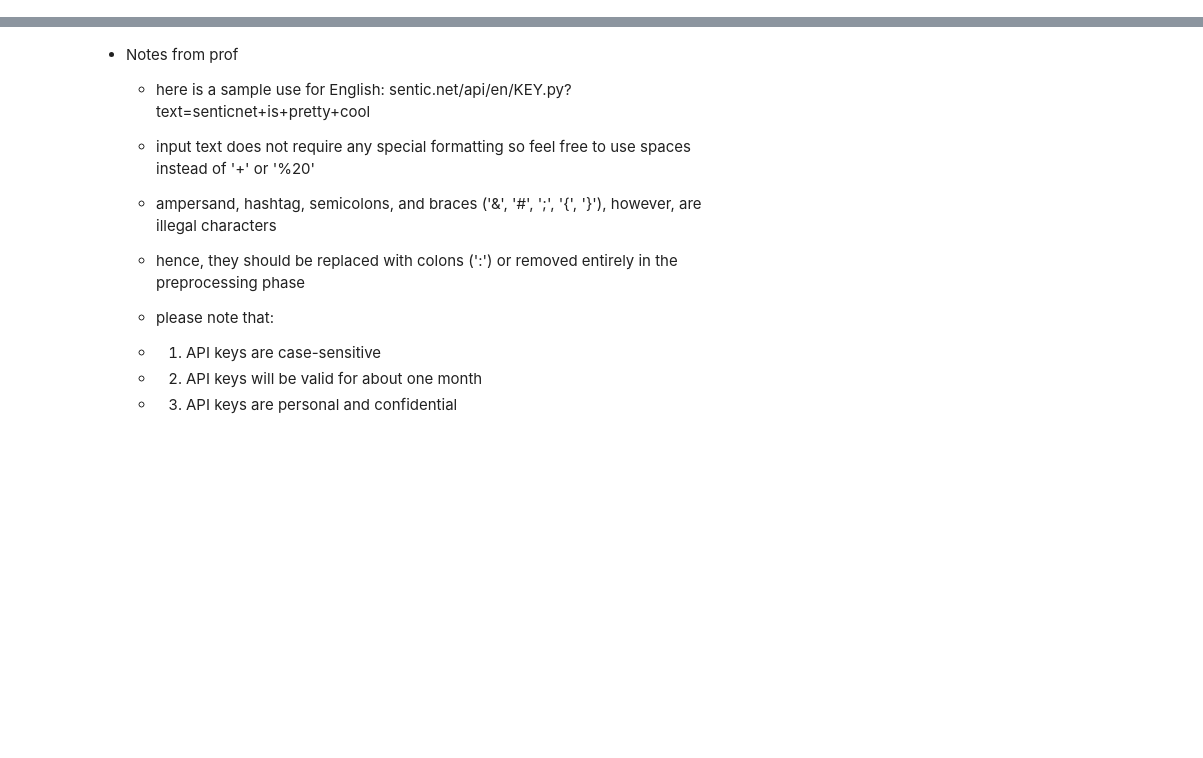
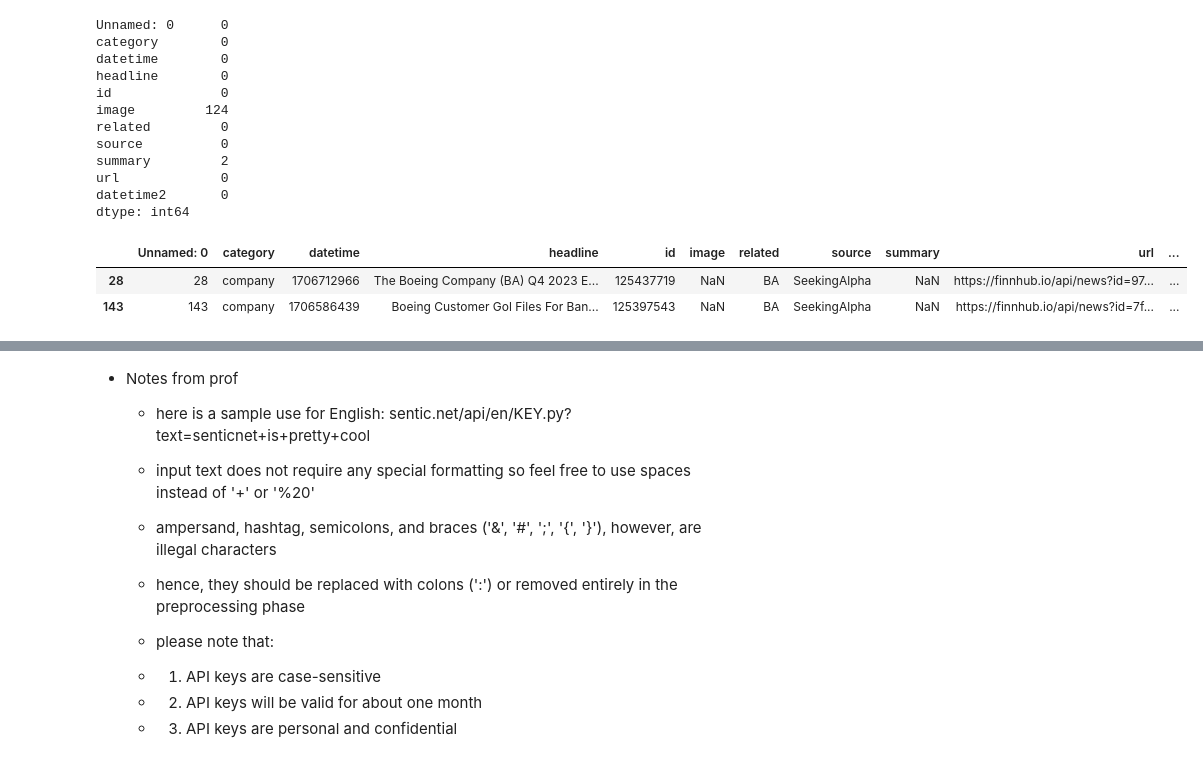
Before and after one commit to yiqwan/stock-forecast-with-sentiment, a Jupyter notebook: notebooks/sentiment.ipynb, the cells around one changed output, grey strips where cells are left out. Saved outputs shown, nothing was run; the diff lists cells and outputs as text; code cells hidden in the pictures; blank space fills up the shorter version.

Commit message:
Tried finnhub news api

```diff
--- a/notebooks/sentiment.ipynb
+++ b/notebooks/sentiment.ipynb
@@ -13,0 +57,6 @@ INTENSITY_API_KEY = os.environ.get('INTENSITY_API_KEY')
+# %%
+cur_dir = Path.cwd()
+root_dir = path.get_root_dir(cur_dir)
+news_path = Path.joinpath(root_dir, 'data', 'raw', 'boeing_news_20231101_to_20240131.csv')
+news_df = pd.DataFrame(pd.read_csv(news_path))
+display(news_df)
@@ -13,0 +102,23 @@ INTENSITY_API_KEY = os.environ.get('INTENSITY_API_KEY')
+# %%
+# Check NA values
+print(news_df.isna().sum())
+
+# Convert UNIX to pandas datetime
+news_df['datetime2'] = pd.to_datetime(news_df['datetime'], unit="s")
+news_df.loc[pd.isna(news_df['summary']), :]
+# %% [output]
+Unnamed: 0      0
+category        0
+datetime        0
+headline        0
+id              0
+image         124
+related         0
+source          0
+summary         2
+url             0
+datetime2       0
+dtype: int64
+|  | Unnamed: 0 | category | datetime | headline | id | image | related | source | summary | url | ... |
+| 28 | 28 | company | 1706712966 | The Boeing Company (BA) Q4 2023 E... | 125437719 | NaN | BA | SeekingAlpha | NaN | https://finnhub.io/api/news?id=97... | ... |
+| 143 | 143 | company | 1706586439 | Boeing Customer Gol Files For Ban... | 125397543 | NaN | BA | SeekingAlpha | NaN | https://finnhub.io/api/news?id=7f... | ... |
```
Also changed, not shown: parts of 17 cells of this notebook.
